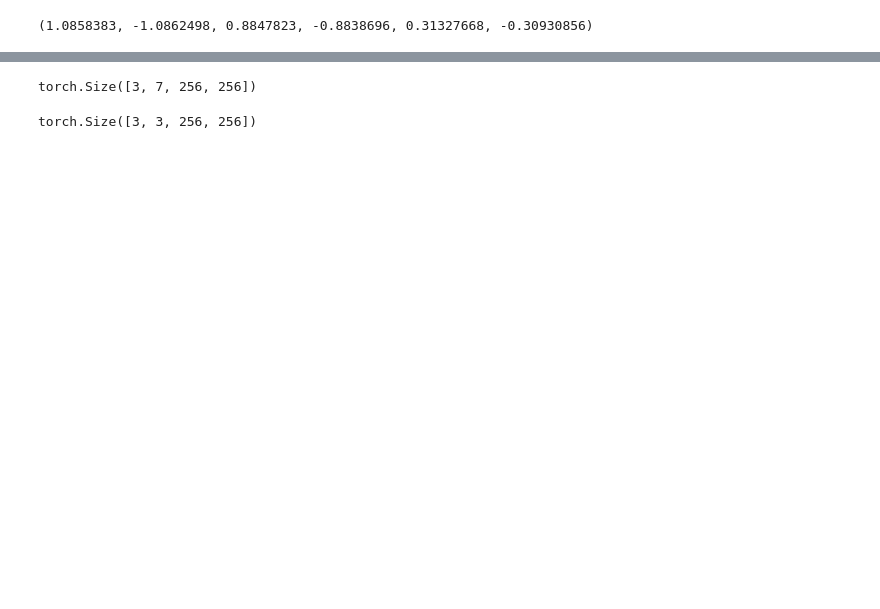
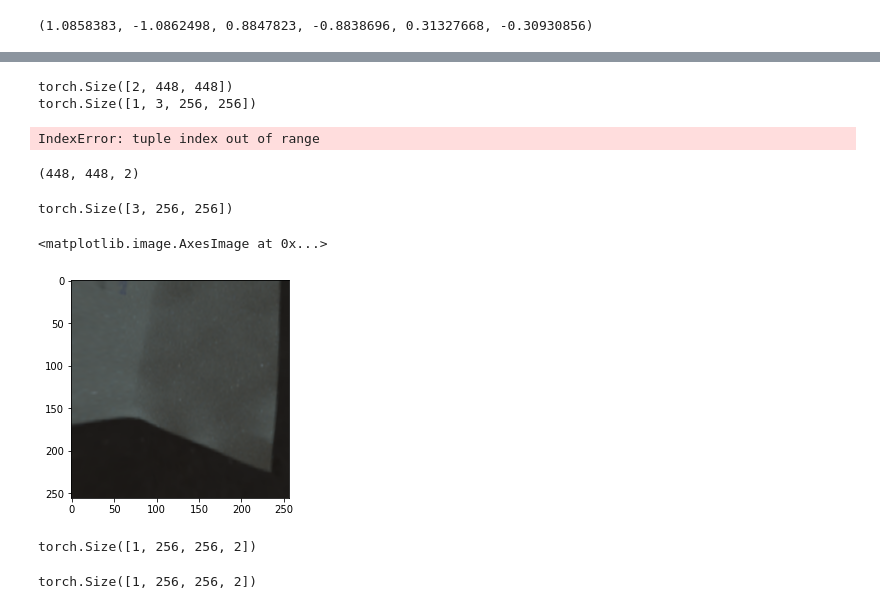
Before and after one commit to Leon-Sander/ImageRectification, a Jupyter notebook: model_creation.ipynb, the cells around one changed output, grey strips where cells are left out. Cells and saved outputs as stored; diff of their text form; code cells hidden in the pictures; blank space fills up the shorter version.

```diff
--- a/model_creation.ipynb
+++ b/model_creation.ipynb
@@ -523,0 +299,5 @@ def split_tensors(model_output):
+# %%
+import numpy as np
+data_dir= 'Dataset Preview/Inv3D preview complete/data/train/'
+img = np.load(data_dir + '01/warped_WC.npz')['warped_WC']
+bm = np.load(data_dir + '01/warped_BM.npz')['warped_BM']
@@ -524,4 +320,55 @@ def split_tensors(model_output):
+# %%
+data_path = 'Dataset Preview/Inv3D preview/data/train/09'
+input = np.load(data_path + '/warped_WC.npz')['warped_WC']
+
+labels = {}
+labels['warped_bm'] = np.load(data_path + '/warped_BM.npz')['warped_BM']
+input, labels = train_dataset_bm.transform_data(input,labels)
+x = labels['warped_bm']
+print(x.shape)
+
+import torch
+#x = torch.transpose(labels['warped_bm'],1,2)#NCHW
+#x = torch.transpose(x,2,3)
+#x = x*255
+
+import cv2
+img = cv2.imread('Dataset Preview/Inv3D preview/data/train/09/warped_document.png')
+img = dataset_train.transform_img(img)
+img = img.unsqueeze(0)#.transpose(2,3).transpose
+print(img.shape)
+'''img = img[np.newaxis,:,:,:]
+img = torch.from_numpy(img)
+print(img.shape)
+img = torch.transpose(img,2,3)
+img = torch.transpose(img,1,2)'''
+#print(img)
+#img = img / 255
+#print(img.shape)
+
+unwarped_img = unwarp_image(img,x)
+unwarped_img = torch.transpose(unwarped_img,1,2)
+unwarped_img = torch.transpose(unwarped_img,2,3)
+# %% [output]
+torch.Size([2, 448, 448])
+torch.Size([1, 3, 256, 256])
+IndexError: tuple index out of range
+# %%
+data_path = 'Dataset Preview/Inv3D preview/data/train/01'
+np.load(data_path + '/warped_BM.npz')['warped_BM'].shape
+# %% [output]
+(448, 448, 2)
+# %%
+train_dataset_bm.transform_data()
+# %% [output]
+torch.Size([3, 256, 256])
+# %%
+import matplotlib.pyplot as plt
+plt.imshow(unwarped_img.numpy()[0])
+# %% [output]
+<matplotlib.image.AxesImage at 0x...>
+[figure, added]
 # %%
-output.shape
+x.shape
 # %% [output]
-torch.Size([3, 7, 256, 256])
+torch.Size([1, 256, 256, 2])
@@ -540,4 +375,4 @@ l1_loss = torch.cdist(wc_coordinates_output, labels['wc_gt'], p=1)
 # %%
-a.shape
+x.shape
 # %% [output]
-torch.Size([3, 3, 256, 256])
+torch.Size([1, 256, 256, 2])
```
Also changed, not shown: parts of 55 cells of this notebook, 3 other files.
